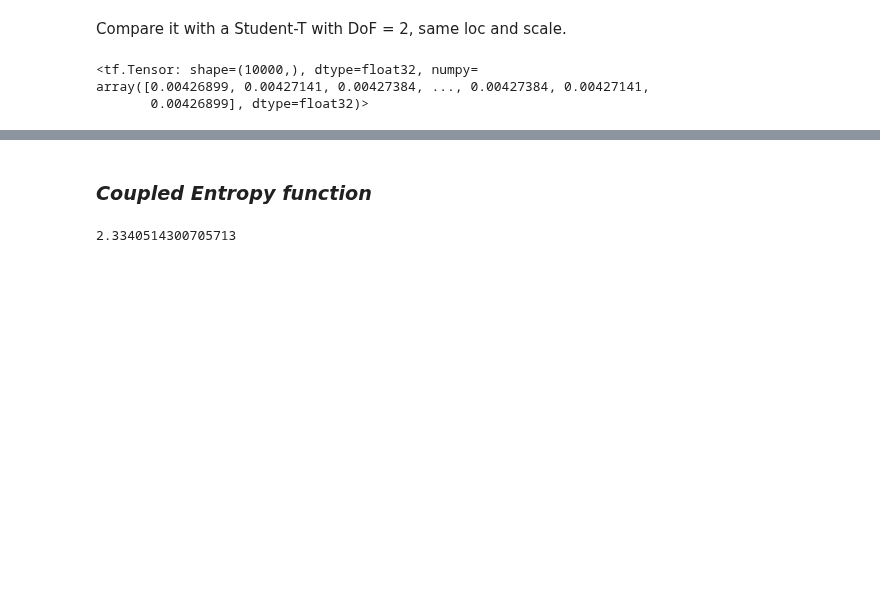
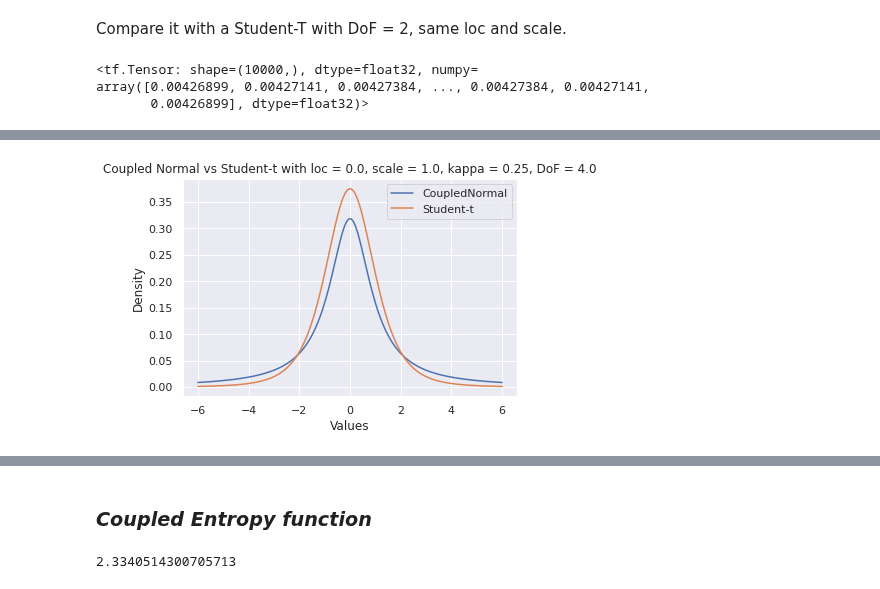
Before and after one commit to Photrek/Nonlinear-Statistical-Coupling, a Jupyter notebook: examples/guide_v0.ipynb, the cells around one changed output, grey strips where cells are left out. Cells and saved outputs as stored; diff of their text form; code cells hidden in the pictures; blank space fills up the shorter version.

Commit message:
Updated more CoupledNormal vs. Student-t tests for examples/guide_v0.ipynb.

```diff
--- a/examples/guide_v0.ipynb
+++ b/examples/guide_v0.ipynb
@@ -229,0 +230,18 @@ plt.show();
+# %%
+p_kappa = 0.25
+p_dist = nsd.CoupledNormal(loc=loc, scale=scale, kappa=kappa, alpha=alpha, verbose=False)
+p_pdf = p_dist.prob(X)
+
+t_dist = tfd.StudentT(df=1/p_kappa, loc=p_loc, scale=p_scale)
+t_pdf = t_dist.prob(X)
+
+plt.plot(X, p_pdf, label=f'CoupledNormal')
+plt.plot(X, t_pdf, label=f'Student-t')
+
+plt.title(f'Coupled Normal vs Student-t with loc = {p_loc}, scale = {p_scale}, kappa = {p_kappa}, DoF = {1/p_kappa}')
+plt.xlabel('Values')
+plt.ylabel('Density')
+plt.legend()
+plt.show();
+# %% [output]
+[figure, added]
```
Also changed, not shown: parts of 5 cells of this notebook.
